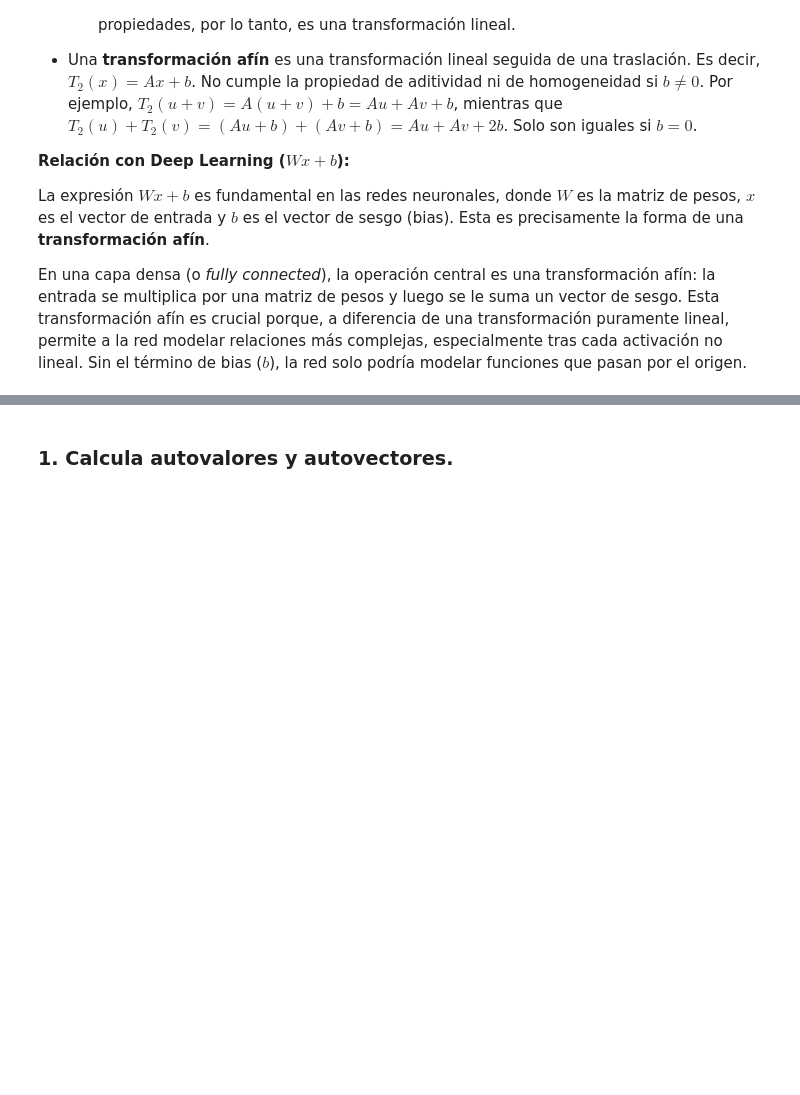
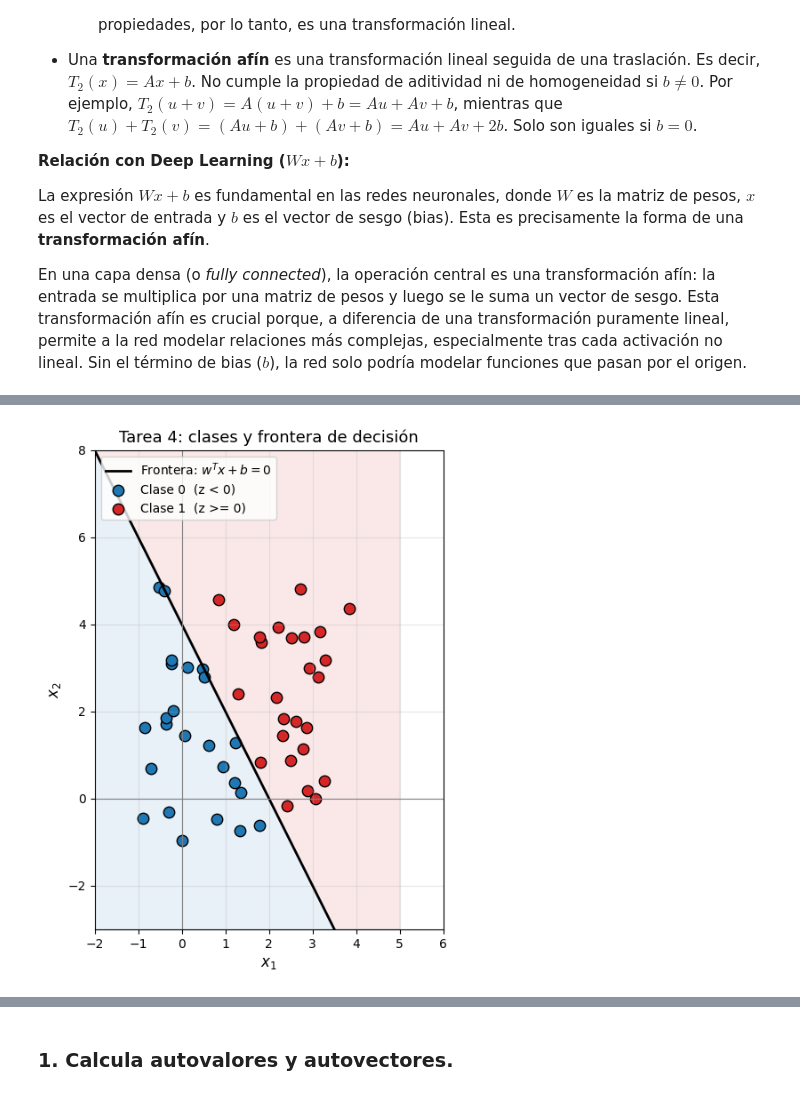
Before and after one commit to CristianPachacama/uide_01_aprendizaje_automatico, a Jupyter notebook: uide_02_deep_learning/2026_08_29_espacios_vectoriales_tensores/grupo2_taller_01.ipynb, the cells around one changed output, grey strips where cells are left out. Cells and saved outputs as stored; diff of their text form; code cells hidden in the pictures; blank space fills up the shorter version.

```diff
--- a/uide_02_deep_learning/2026_08_29_espacios_vectoriales_tensores/grupo2_taller_01.ipynb
+++ b/uide_02_deep_learning/2026_08_29_espacios_vectoriales_tensores/grupo2_taller_01.ipynb
@@ -631,0 +829,14 @@ $$
+# %%
+z = puntos @ w + b            # producto punto de cada fila, más b
+clases = (z >= 0).astype(int) # True -> 1, False -> 0
+
+print("shape de z:", z.shape)
+print()
+print(" x1      x2        z       clase")
+print("-" * 40)
+for p, zi, c in zip(puntos, z, clases):
+    print(f"{p[0]:6.2f}  {p[1]:6.2f}   {zi:7.3f}      {c}")
+
+print()
+print("Puntos en clase 1:", (clases == 1).sum())
+print("Puntos en clase 0:", (clases == 0).sum())
@@ -631,0 +867,29 @@ $$
+# %%
+fig, ax = plt.subplots(figsize=(9, 7))
+
+# La frontera que despejamos en la Tarea 1
+ax.plot(x1_linea, x2_linea, linewidth=2, color="black", label=r"Frontera: $w^Tx+b=0$")
+
+# Fondo de las dos zonas
+ax.fill_between(x1_linea, x2_linea, 8, alpha=0.10, color="tab:red")
+ax.fill_between(x1_linea, x2_linea, -3, alpha=0.10, color="tab:blue")
+
+# Los puntos, separados por clase
+ax.scatter(puntos[clases == 0, 0], puntos[clases == 0, 1],
+           s=80, color="tab:blue", edgecolor="k", label="Clase 0  (z < 0)")
+ax.scatter(puntos[clases == 1, 0], puntos[clases == 1, 1],
+           s=80, color="tab:red", edgecolor="k", label="Clase 1  (z >= 0)")
+
+ax.axhline(0, linewidth=0.8, color="gray")
+ax.axvline(0, linewidth=0.8, color="gray")
+ax.set_xlabel("$x_1$", fontsize=12)
+ax.set_ylabel("$x_2$", fontsize=12)
+ax.set_title("Tarea 4: clases y frontera de decisión", fontsize=13)
+ax.set_xlim(-2, 6)
+ax.set_ylim(-3, 8)
+ax.set_aspect("equal", adjustable="box")
+ax.grid(alpha=0.3)
+ax.legend(loc="upper left")
+plt.show()
+# %% [output]
+[figure, added]
```
Also changed, not shown: parts of 49 cells of this notebook, 1 other file.
